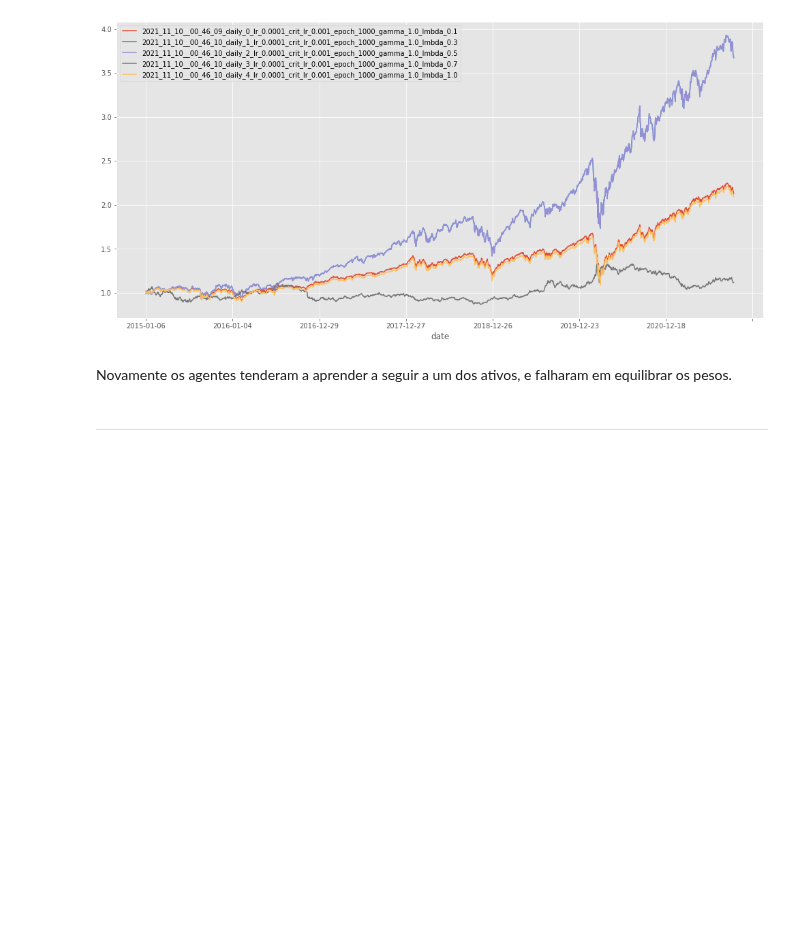
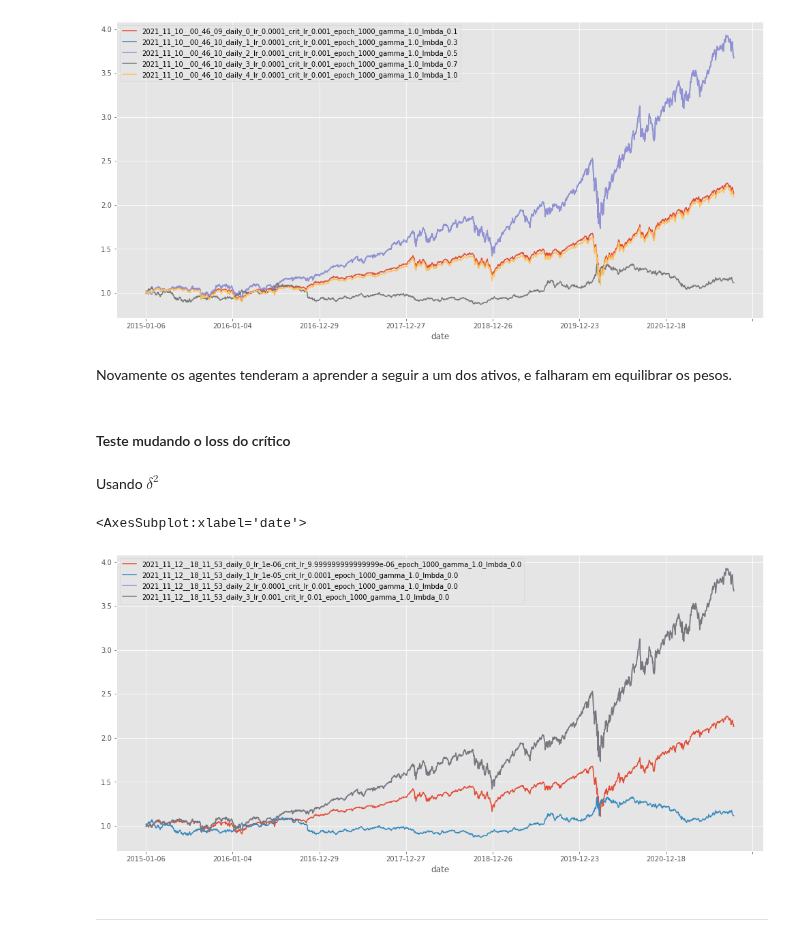
Before and after one commit to victormmp/rl_mestrado, a Jupyter notebook: notebooks/plot_training.ipynb, the cells around one changed output. Cells and saved outputs as stored; diff of their text form; code cells hidden in the pictures; blank space fills up the shorter version.

```diff
--- a/notebooks/plot_training.ipynb
+++ b/notebooks/plot_training.ipynb
@@ -397,6 +397,16 @@ df_result_backtest.plot(figsize=(17,8))
 [figure]
 # %% [markdown]
 Novamente os agentes tenderam a aprender a seguir a um dos ativos, e falharam em equilibrar os pesos.
+# %% [markdown]
+#### Teste mudando o loss do crítico
+# %% [markdown]
+Usando $\delta^2$
+# %%
+df_result_backtest = pd.read_csv('../results/backtest/2021_11_12__18_17_57_aggregated_daily_v2.csv', index_col=0)
+df_result_backtest.plot(figsize=(17,8))
+# %% [output]
+<AxesSubplot:xlabel='date'>
+[figure, added]
 # %% [markdown]
 ---
 # %%
```
Also changed, not shown: 55 other files.
